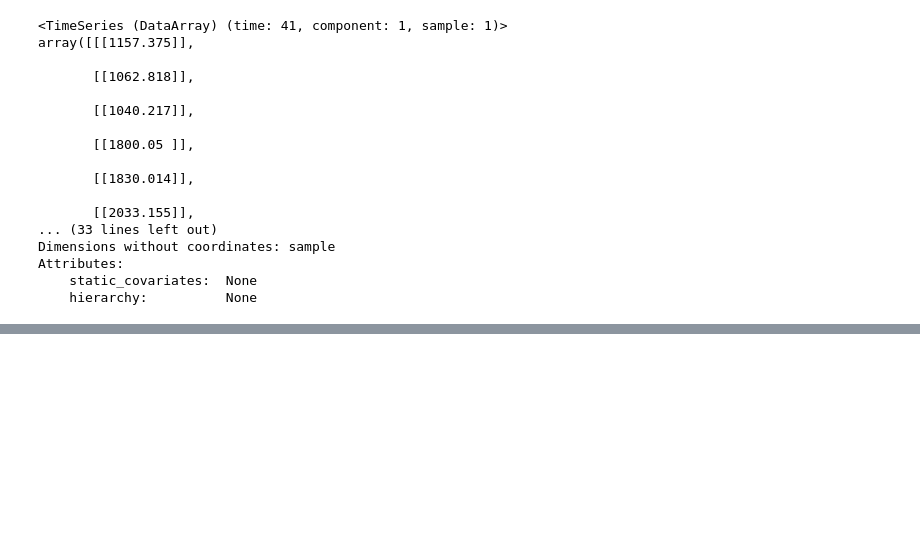
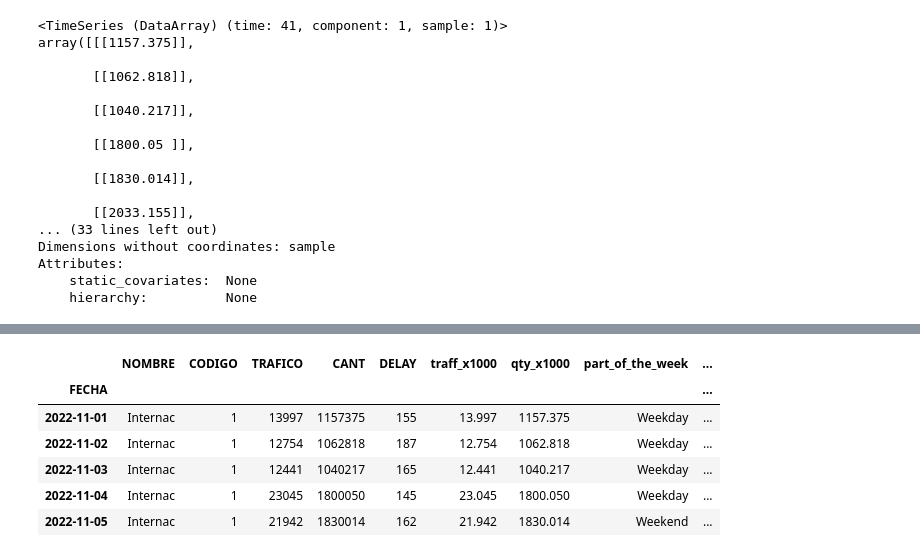
Before and after one commit to gar22891uvg/ProyectoFinalGRP4, a Jupyter notebook: GRP4ProyectoFinal_CasiFinal.ipynb, the cells around one changed output, grey strips where cells are left out. Saved outputs shown, nothing was run; the diff lists cells and outputs as text; code cells hidden in the pictures; blank space fills up the shorter version.

```diff
--- a/GRP4ProyectoFinal_CasiFinal.ipynb
+++ b/GRP4ProyectoFinal_CasiFinal.ipynb
@@ -362,0 +384,20 @@ df_int.describe()
+# %%
+from ast import increment_lineno
+import pandas as pd
+import numpy as np
+
+#Visualizacion de los datos
+
+import matplotlib.pyplot as plt
+import seaborn as sns
+%matplotlib inline
+plt.style.use('ggplot')
+
+#No presentar advertencia
+import warnings
+warnings.filterwarnings("ignore")
+
+#Visualizamos todas las columnas
+pd.set_option('display.max_columns',None)
+# %%
+df_arima=df_int
@@ -362,0 +424,10 @@ df_int.describe()
+# %%
+df_arima.head()
+# %% [output]
+|  | NOMBRE | CODIGO | TRAFICO | CANT | DELAY | traff_x1000 | qty_x1000 | part_of_the_week | ... |
+| FECHA |  |  |  |  |  |  |  |  | ... |
+| 2022-11-01 | Internac | 1 | 13997 | 1157375 | 155 | 13.997 | 1157.375 | Weekday | ... |
+| 2022-11-02 | Internac | 1 | 12754 | 1062818 | 187 | 12.754 | 1062.818 | Weekday | ... |
+| 2022-11-03 | Internac | 1 | 12441 | 1040217 | 165 | 12.441 | 1040.217 | Weekday | ... |
+| 2022-11-04 | Internac | 1 | 23045 | 1800050 | 145 | 23.045 | 1800.050 | Weekday | ... |
+| 2022-11-05 | Internac | 1 | 21942 | 1830014 | 162 | 21.942 | 1830.014 | Weekend | ... |
```
Also changed, not shown: parts of 26 cells of this notebook.
